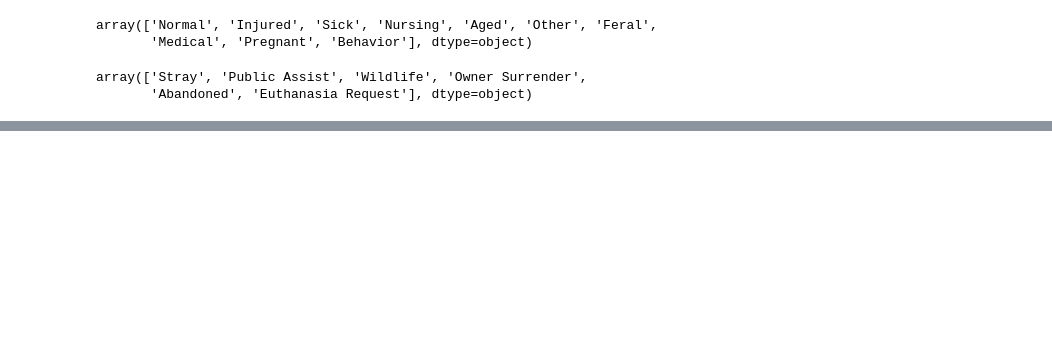
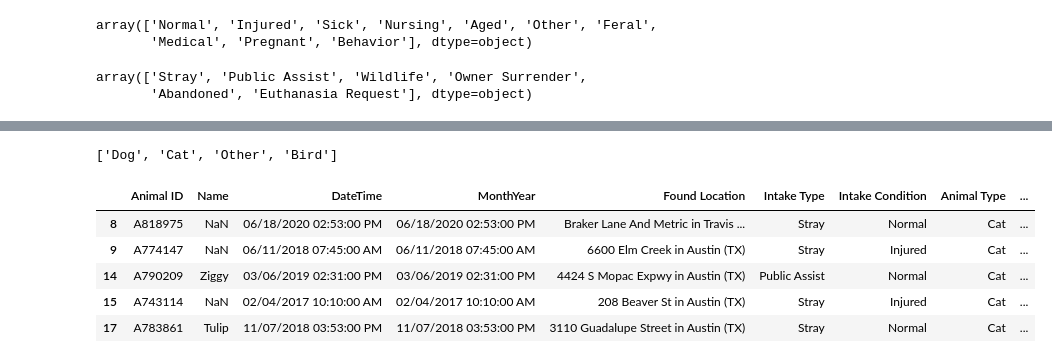
Before and after one commit to marchy-march/Animal_Shelter_Data, a Jupyter notebook: perros.ipynb, the cells around one changed output, grey strips where cells are left out. Cells and saved outputs as stored; diff of their text form; code cells hidden in the pictures; blank space fills up the shorter version.

```diff
--- a/perros.ipynb
+++ b/perros.ipynb
@@ -183,0 +275,5 @@ array(['Stray', 'Public Assist', 'Wildlife', 'Owner Surrender',
+# %%
+intake_condition_lst = list(perrito["Intake Condition"].unique())
+nums = list(range(len(intake_condition_lst)))
+intake_dict = dict(zip(intake_condition_lst, nums))
+perrito['Intake Category'] = perrito.apply(lambda row: intake_dict.get(row["Intake Condition"]), axis=1)
@@ -183,0 +304,16 @@ array(['Stray', 'Public Assist', 'Wildlife', 'Owner Surrender',
+# %%
+#separating df into animal types to create different sources
+list(perrito["Animal Type"].unique())
+# %% [output]
+['Dog', 'Cat', 'Other', 'Bird']
+# %%
+cats = perrito.loc[(perrito["Animal Type"] == "Cat")]
+# %%
+cats.head()
+# %% [output]
+|  | Animal ID | Name | DateTime | MonthYear | Found Location | Intake Type | Intake Condition | Animal Type | ... |
+| 8 | A818975 | NaN | 06/18/2020 02:53:00 PM | 06/18/2020 02:53:00 PM | Braker Lane And Metric in Travis ... | Stray | Normal | Cat | ... |
+| 9 | A774147 | NaN | 06/11/2018 07:45:00 AM | 06/11/2018 07:45:00 AM | 6600 Elm Creek in Austin (TX) | Stray | Injured | Cat | ... |
+| 14 | A790209 | Ziggy | 03/06/2019 02:31:00 PM | 03/06/2019 02:31:00 PM | 4424 S Mopac Expwy in Austin (TX) | Public Assist | Normal | Cat | ... |
+| 15 | A743114 | NaN | 02/04/2017 10:10:00 AM | 02/04/2017 10:10:00 AM | 208 Beaver St in Austin (TX) | Stray | Injured | Cat | ... |
+| 17 | A783861 | Tulip | 11/07/2018 03:53:00 PM | 11/07/2018 03:53:00 PM | 3110 Guadalupe Street in Austin (TX) | Stray | Normal | Cat | ... |
```
Also changed, not shown: parts of 48 cells of this notebook, 2 other files.
